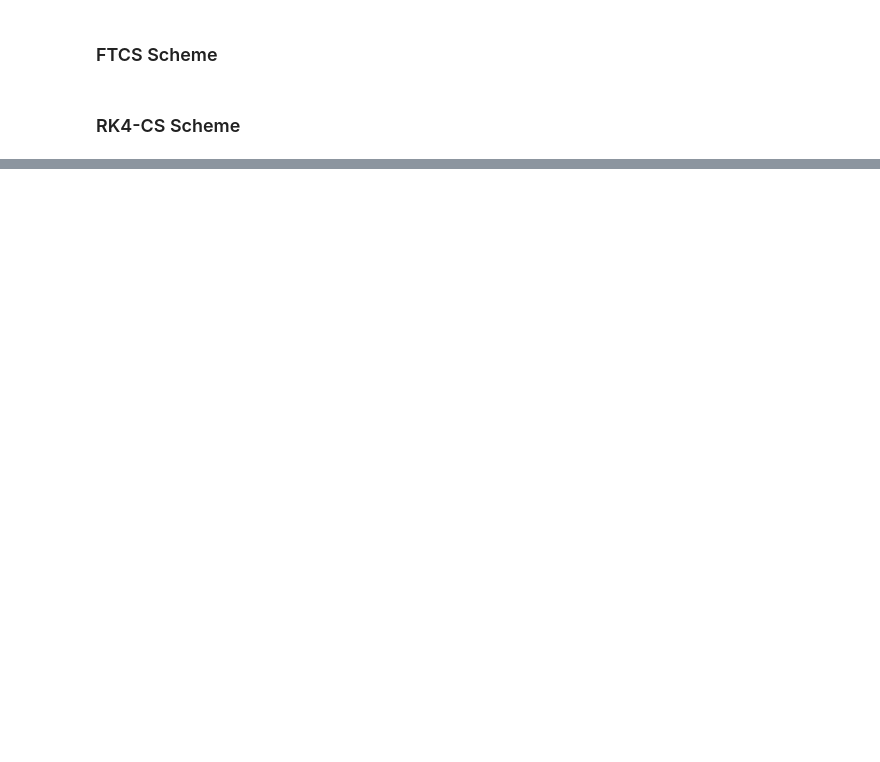
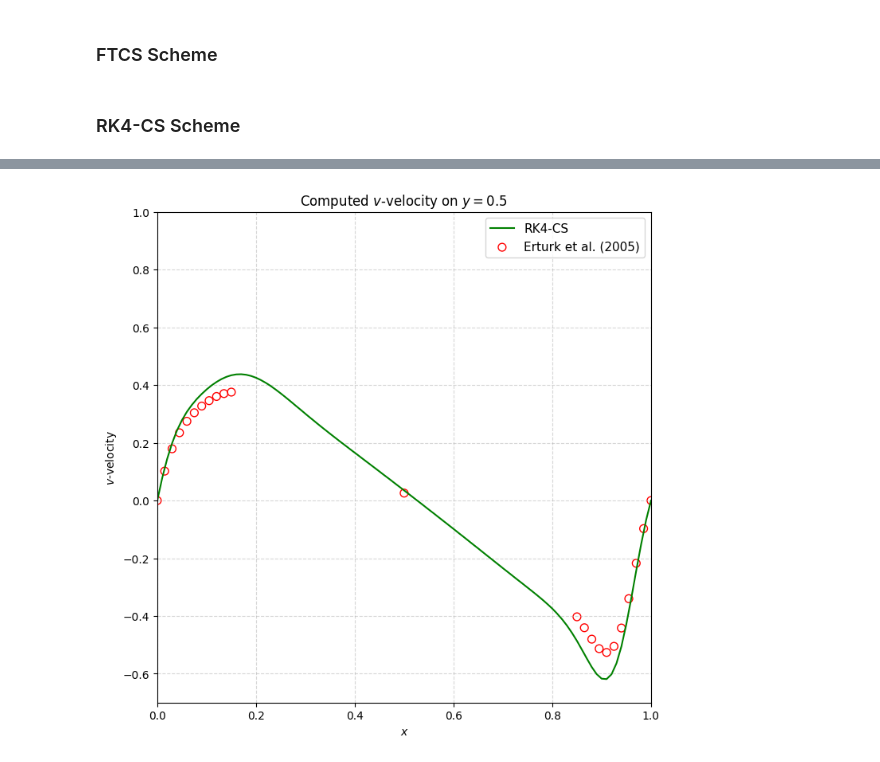
Before and after one commit to Aldiansyah-ar/Thesis, a Jupyter notebook: notebook.ipynb, the cells around one changed output, grey strips where cells are left out. Cells and saved outputs as stored; diff of their text form; code cells hidden in the pictures; blank space fills up the shorter version.

```diff
--- a/notebook.ipynb
+++ b/notebook.ipynb
@@ -420,0 +516,36 @@ np.savetxt('omega_init_rk4.csv', omega_init_rk4, delimiter=',')
+# %%
+# plot of the v-velocity
+nx, ny = v_rk4_laminar.shape
+x_simulation = np.linspace(0, 1, nx)
+y_mid_index = ny//2
+# v_selected_ftcs = v_ftcs[y_mid_index, :]
+v_selected_rk4 = v_rk4_laminar[y_mid_index, :]
+
+x_erturk = np.array([0.00, 0.015, 0.03, 0.045, 0.06, 0.075, 0.09, 0.105, 0.12, 0.135, 0.15, 0.50, 0.85,
+                   0.865, 0.88, 0.895, 0.91, 0.925, 0.94, 0.955, 0.97, 0.985, 1.00])
+
+v_erturk_laminar = np.array([0.00, 0.1019, 0.1792, 0.2349, 0.2746, 0.3041, 0.3273, 0.3460, 0.3605, 0.3705, 0.3756, 0.0258, -0.4028, -0.4407,
+                   -0.4803, -0.5132, -0.5263, -0.5052, -0.4417, -0.3400, -0.2173, -0.0973, 0.00])
+
+v_erturk_turbulent = np.array([0.00,-0.2441,-0.5019,-0.5700,-0.5139, -0.4595, -0.4318, -0.4147, -0.3982, -0.3806, -0.3624, 0.0117, 0.3699,
+                    0.3878, 0.4070, 0.4260, 0.4403, 0.4426, 0.4258, 0.3868, 0.3263, 0.2160, 0.00])
+
+plt.figure(figsize=(8, 8))
+
+# plt.plot(x_simulation, v_selected_ftcs, label='FTCS', color='blue')
+# plt.plot(x_simulation, v_selected_rk4, label='RK4-CS', color='green', linestyle='dashed')
+plt.plot(x_simulation, v_selected_rk4, label='RK4-CS', color='green')
+plt.scatter(x_erturk, v_erturk_laminar, color='red', marker='o', facecolors='none', edgecolors='red',
+            s=50, label='Erturk et al. (2005)')
+
+plt.title('Computed $v$-velocity on $y=0.5$')
+plt.xlabel('$x$')
+plt.ylabel('$v$-velocity')
+plt.grid(True, linestyle='--', alpha=0.5)
+plt.legend(loc='best', fontsize=11)
+plt.xlim([0.0, 1.0])
+plt.ylim([-0.7, 1.0])
+plt.savefig(os.path.join(fig_dir, 'v_velocity.png'))
+plt.show()
+# %% [output]
+[figure, added]
```
Also changed, not shown: parts of 20 cells of this notebook, 29 other files.
